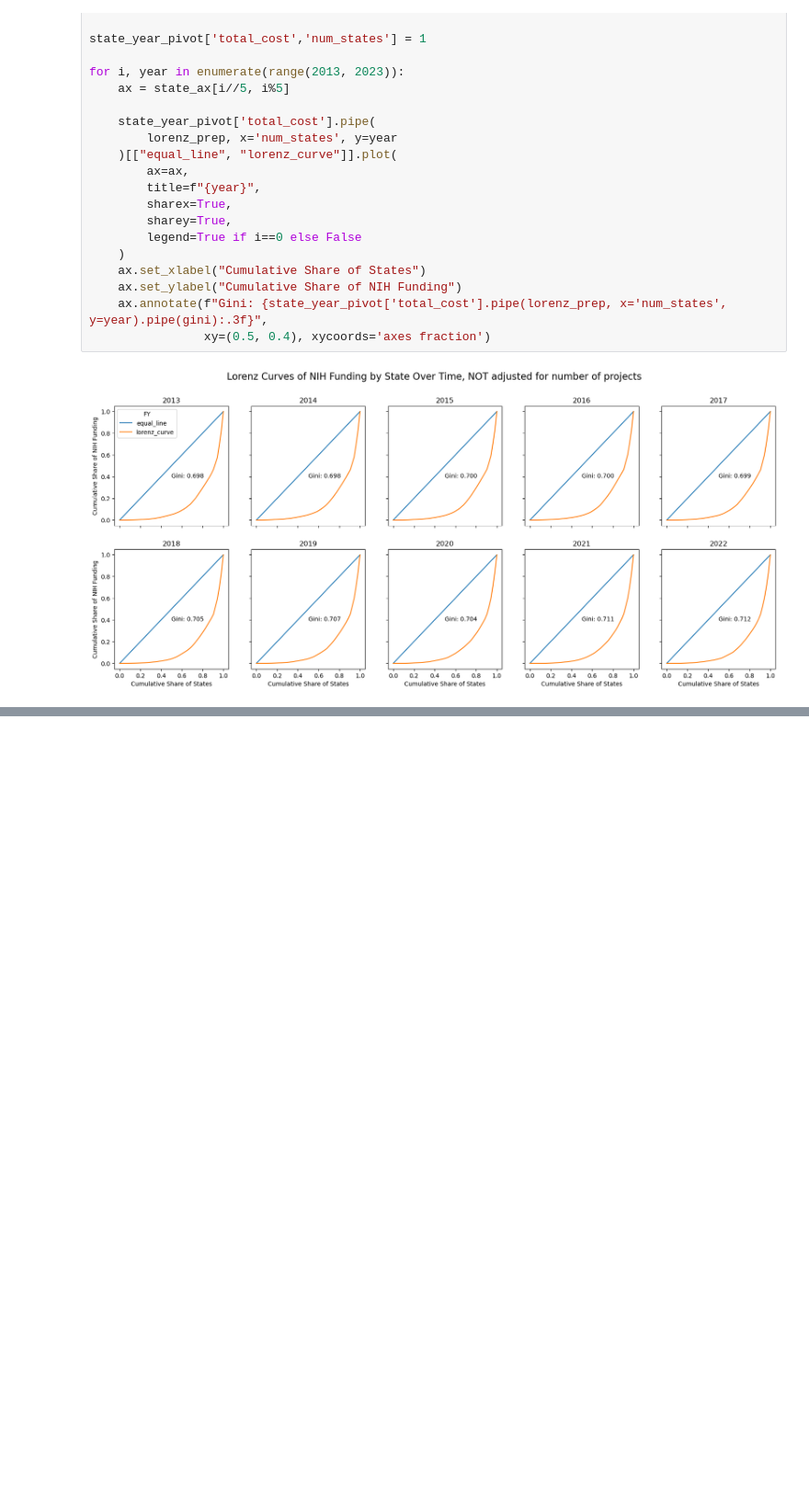
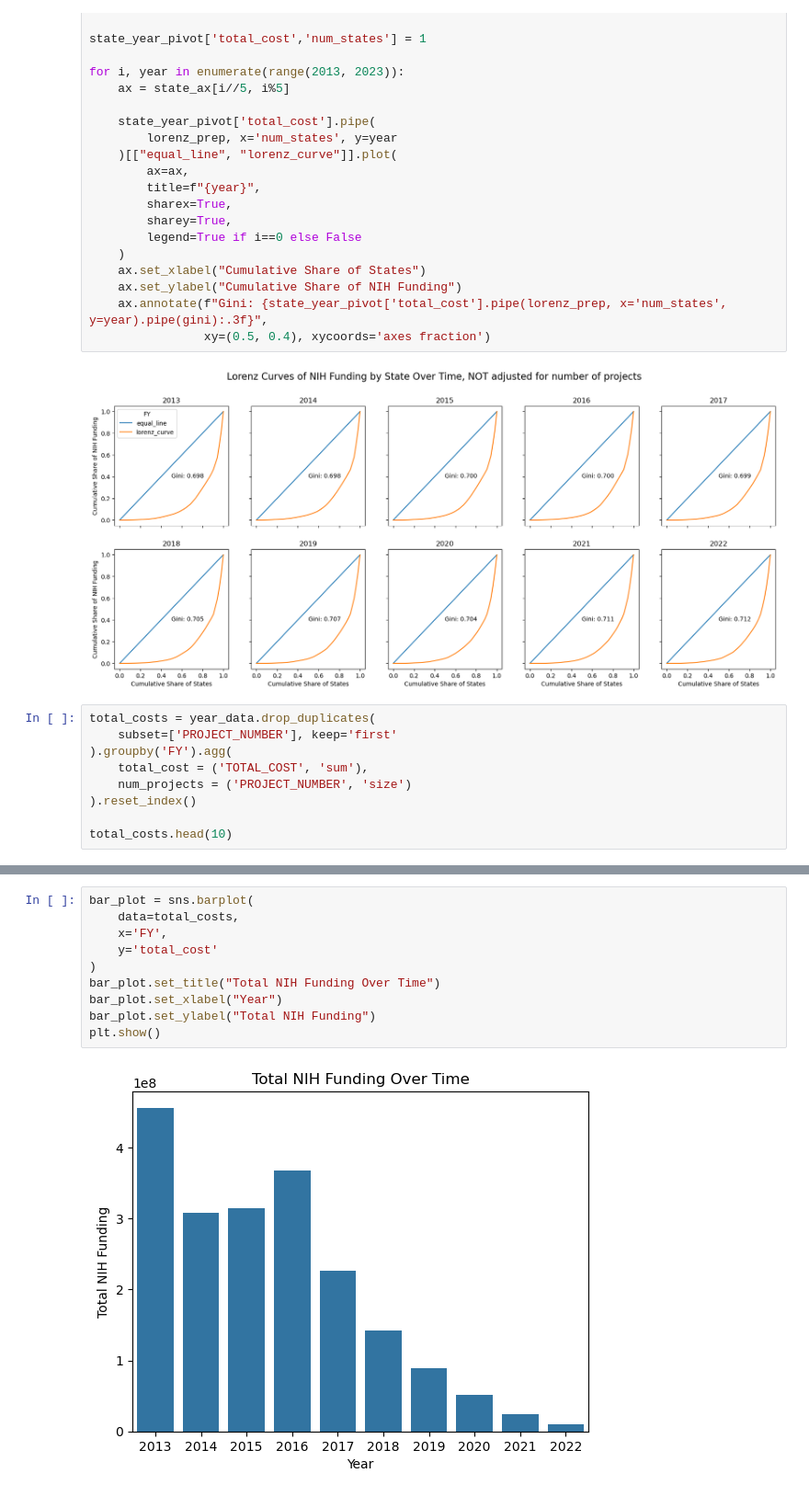
Before and after one commit to Moulica5374/NIH-Funding-Annotation-Analysis-Team-Project, a Jupyter notebook: Data_Analysis.ipynb, the cells around one changed output, grey strips where cells are left out. Shown at 92% size. Drawn from its saved outputs; the diff is of its cells as text; blank space fills up the shorter version.

```diff
--- a/Data_Analysis.ipynb
+++ b/Data_Analysis.ipynb
@@ -1677,3 +1740,12 @@ for i, year in enumerate(range(2013, 2023)):
                 xy=(0.5, 0.4), xycoords='axes fraction')
 # %% [output]
 [figure]
+# %%
+total_costs = year_data.drop_duplicates(
+    subset=['PROJECT_NUMBER'], keep='first'
+).groupby('FY').agg(
+    total_cost = ('TOTAL_COST', 'sum'),
+    num_projects = ('PROJECT_NUMBER', 'size')
+).reset_index()
+
+total_costs.head(10)
@@ -1679,0 +1764,12 @@ for i, year in enumerate(range(2013, 2023)):
+# %%
+bar_plot = sns.barplot(
+    data=total_costs,
+    x='FY',
+    y='total_cost'
+)
+bar_plot.set_title("Total NIH Funding Over Time")
+bar_plot.set_xlabel("Year")
+bar_plot.set_ylabel("Total NIH Funding")
+plt.show()
+# %% [output]
+[figure, added]
```
Also changed, not shown: parts of 7 cells of this notebook, 1 other file.
